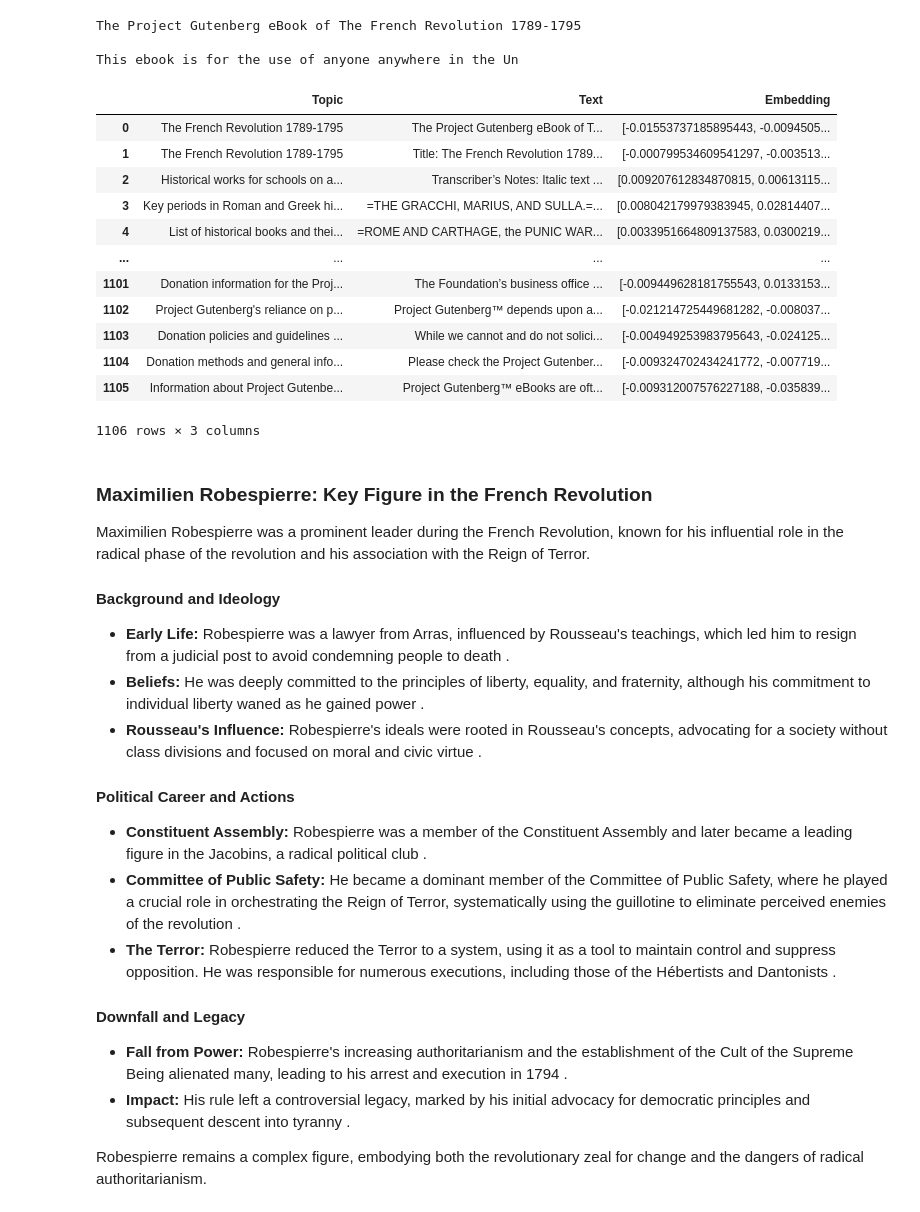
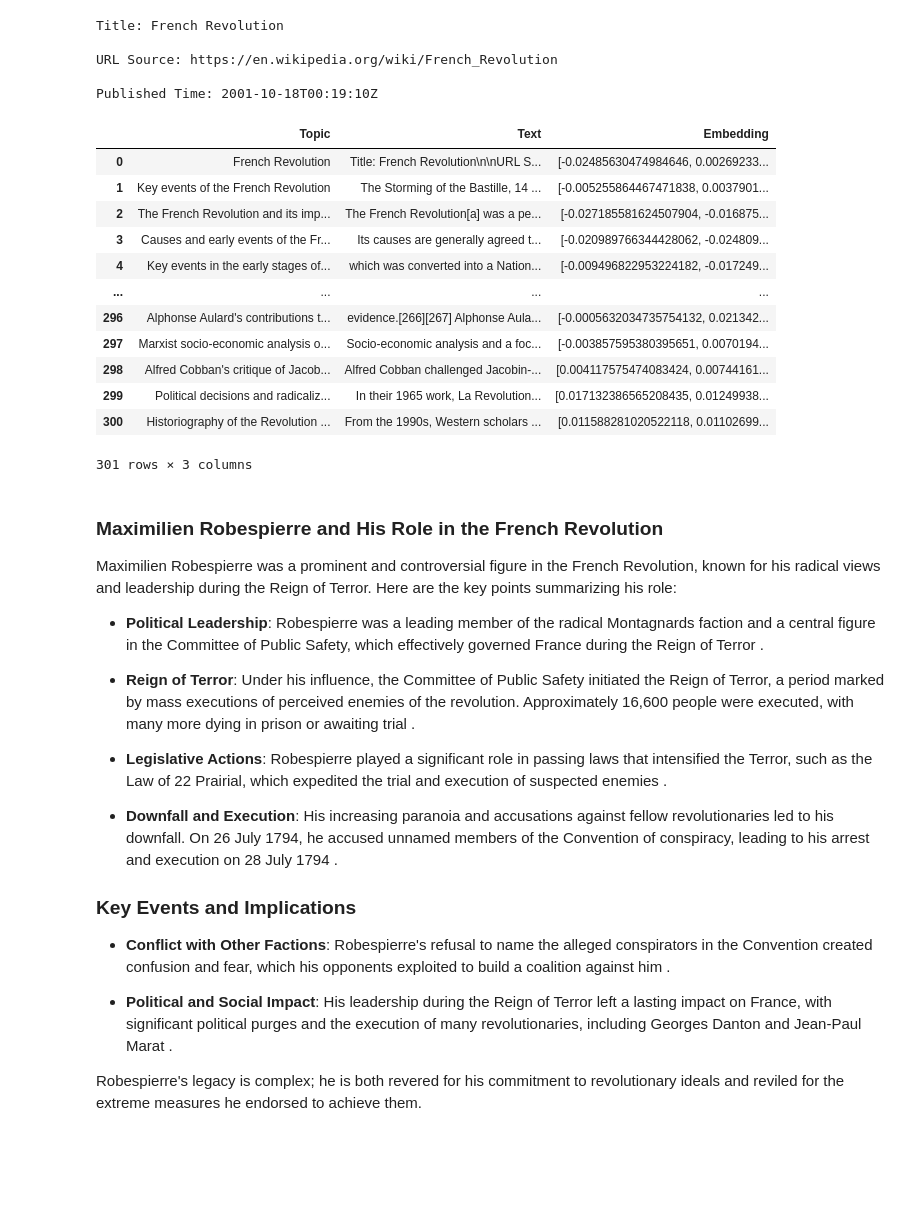
Before and after one commit to intellectronica/battle-of-the-semantics, a Jupyter notebook: battle-of-the-semantics.ipynb, the cells around one changed output. Saved outputs shown, nothing was run; the diff lists cells and outputs as text; code cells hidden in the pictures; blank space fills up the shorter version.

Commit message:
Revert "book instead of wikipedia"
This reverts commit 2401c2471ad655da39e358be63eef98ff4a619ea.

```diff
--- a/battle-of-the-semantics.ipynb
+++ b/battle-of-the-semantics.ipynb
@@ -30,70 +30,72 @@ import os
 
 if not os.path.exists('data'): os.makedirs('data')
 
-if not os.path.exists('data/french_revolution.txt'):
-  french_revolution = requests.get("https://www.gutenberg.org/cache/epub/71688/pg71688.txt").text
-  with open('data/french_revolution.txt', 'w') as f:
+if not os.path.exists('data/french_revolution.md'):
+  french_revolution = requests.get("https://r.jina.ai/https://en.wikipedia.org/wiki/French_Revolution").text.split('\nSee also')[0]
+  with open('data/french_revolution.md', 'w') as f:
     f.write(french_revolution)
 else:
-  with open('data/french_revolution.txt', 'r') as f:
+  with open('data/french_revolution.md', 'r') as f:
     french_revolution = f.read()
 
 print(french_revolution[:123])
 # %% [output]
-The Project Gutenberg eBook of The French Revolution 1789-1795
+Title: French Revolution
 
-This ebook is for the use of anyone anywhere in the Un
+URL Source: https://en.wikipedia.org/wiki/French_Revolution
+
+Published Time: 2001-10-18T00:19:10Z
 # %%
-from langchain.text_splitter import RecursiveCharacterTextSplitter
+from langchain.text_splitter import MarkdownTextSplitter
 import pandas as pd
 
 if not os.path.exists('data/embeddings.parquet'):
   embeddings = pd.DataFrame(columns=['Topic', 'Text', 'Embedding'])
 
-  splitter = RecursiveCharacterTextSplitter(chunk_size=1000, chunk_overlap=500)
+  splitter = MarkdownTextSplitter(chunk_size=500, chunk_overlap=250)
 
   chunks = splitter.split_text(french_revolution)
   chunk_embeddings = oai.embeddings.create(
     input=chunks,
     model=TEXT_EMBEDDING_3_LARGE_MODEL_NAME
   )
   for i, chunk in enumerate(chunks):
     try:
       topic = oai.chat.completions.create(
         model=GPT_4_O_MODEL_NAME,
         messages=[
           {
             "role": "system",
             "content": ("Read the user-provided text carefully and output its topic as a short sentence. "
                         "For example: 'Key events in the life of George Washington', 'Inflation in the Weimar republic'. "
                         "Do not add any additional text such as punctuation, markup, or quoting. Only output the topic.")},
           {"role": "user", "content": chunk}
         ],
         max_tokens=23,
         temperature=0.5,
       ).choices[0].message.content
     except Exception:
       pass
     embeddings.loc[len(embeddings)] = [topic or chunk[:23], chunk, chunk_embeddings.data[i].embedding]
   embeddings.to_parquet('data/embeddings.parquet')
 else:
   embeddings = pd.read_parquet('data/embeddings.parquet')
 
 embeddings
 # %% [output]
 |  | Topic | Text | Embedding |
-| 0 | The French Revolution 1789-1795 | ﻿The Project Gutenberg eBook of T... | [-0.01553737185895443, -0.0094505... |
-| 1 | The French Revolution 1789-1795 | Title: The French Revolution 1789... | [-0.000799534609541297, -0.003513... |
-| 2 | Historical works for schools on a... | Transcriber’s Notes: Italic text ... | [0.009207612834870815, 0.00613115... |
-| 3 | Key periods in Roman and Greek hi... | =THE GRACCHI, MARIUS, AND SULLA.=... | [0.008042179979383945, 0.02814407... |
-| 4 | List of historical books and thei... | =ROME AND CARTHAGE, the PUNIC WAR... | [0.0033951664809137583, 0.0300219... |
+| 0 | French Revolution | Title: French Revolution\n\nURL S... | [-0.02485630474984646, 0.00269233... |
+| 1 | Key events of the French Revolution | The Storming of the Bastille, 14 ... | [-0.005255864467471838, 0.0037901... |
+| 2 | The French Revolution and its imp... | The French Revolution[a] was a pe... | [-0.027185581624507904, -0.016875... |
+| 3 | Causes and early events of the Fr... | Its causes are generally agreed t... | [-0.020989766344428062, -0.024809... |
+| 4 | Key events in the early stages of... | which was converted into a Nation... | [-0.009496822953224182, -0.017249... |
 | ... | ... | ... | ... |
-| 1101 | Donation information for the Proj... | The Foundation’s business office ... | [-0.009449628181755543, 0.0133153... |
-| 1102 | Project Gutenberg's reliance on p... | Project Gutenberg™ depends upon a... | [-0.021214725449681282, -0.008037... |
-| 1103 | Donation policies and guidelines ... | While we cannot and do not solici... | [-0.004949253983795643, -0.024125... |
-| 1104 | Donation methods and general info... | Please check the Project Gutenber... | [-0.009324702434241772, -0.007719... |
-| 1105 | Information about Project Gutenbe... | Project Gutenberg™ eBooks are oft... | [-0.009312007576227188, -0.035839... |
+| 296 | Alphonse Aulard's contributions t... | evidence.[266][267] Alphonse Aula... | [-0.0005632034735754132, 0.021342... |
+| 297 | Marxist socio-economic analysis o... | Socio-economic analysis and a foc... | [-0.003857595380395651, 0.0070194... |
+| 298 | Alfred Cobban's critique of Jacob... | Alfred Cobban challenged Jacobin-... | [0.004117575474083424, 0.00744161... |
+| 299 | Political decisions and radicaliz... | In their 1965 work, La Revolution... | [0.017132386565208435, 0.01249938... |
+| 300 | Historiography of the Revolution ... | From the 1990s, Western scholars ... | [0.011588281020522118, 0.01102699... |
-1106 rows × 3 columns
+301 rows × 3 columns
 # %%
 import numpy as np
 import tiktoken
@@ -155,25 +157,25 @@ result = ask_embeddings('Who was Robespierre and what was his role in the French
 
 Markdown(result)
 # %% [output]
-### Maximilien Robespierre: Key Figure in the French Revolution
+### Maximilien Robespierre and His Role in the French Revolution
 
-Maximilien Robespierre was a prominent leader during the French Revolution, known for his influential role in the radical phase of the revolution and his association with the Reign of Terror.
+Maximilien Robespierre was a prominent and controversial figure in the French Revolution, known for his radical views and leadership during the Reign of Terror. Here are the key points summarizing his role:
 
-#### Background and Ideology
-- **Early Life:** Robespierre was a lawyer from Arras, influenced by Rousseau's teachings, which led him to resign from a judicial post to avoid condemning people to death .
-- **Beliefs:** He was deeply committed to the principles of liberty, equality, and fraternity, although his commitment to individual liberty waned as he gained power .
-- **Rousseau's Influence:** Robespierre's ideals were rooted in Rousseau's concepts, advocating for a society without class divisions and focused on moral and civic virtue .
+- **Political Leadership**: Robespierre was a leading member of the radical Montagnards faction and a central figure in the Committee of Public Safety, which effectively governed France during the Reign of Terror .
 
-#### Political Career and Actions
-- **Constituent Assembly:** Robespierre was a member of the Constituent Assembly and later became a leading figure in the Jacobins, a radical political club .
-- **Committee of Public Safety:** He became a dominant member of the Committee of Public Safety, where he played a crucial role in orchestrating the Reign of Terror, systematically using the guillotine to eliminate perceived enemies of the revolution .
-- **The Terror:** Robespierre reduced the Terror to a system, using it as a tool to maintain control and suppress opposition. He was responsible for numerous executions, including those of the Hébertists and Dantonists .
+- **Reign of Terror**: Under his influence, the Committee of Public Safety initiated the Reign of Terror, a period marked by mass executions of perceived enemies of the revolution. Approximately 16,600 people were executed, with many more dying in prison or awaiting trial .
 
-#### Downfall and Legacy
-- **Fall from Power:** Robespierre's increasing authoritarianism and the establishment of the Cult of the Supreme Being alienated many, leading to his arrest and execution in 1794 .
-- **Impact:** His rule left a controversial legacy, marked by his initial advocacy for democratic principles and subsequent descent into tyranny .
+- **Legislative Actions**: Robespierre played a significant role in passing laws that intensified the Terror, such as the Law of 22 Prairial, which expedited the trial and execution of suspected enemies .
 
-Robespierre remains a complex figure, embodying both the revolutionary zeal for change and the dangers of radical authoritarianism.
+- **Downfall and Execution**: His increasing paranoia and accusations against fellow revolutionaries led to his downfall. On 26 July 1794, he accused unnamed members of the Convention of conspiracy, leading to his arrest and execution on 28 July 1794 .
+
+### Key Events and Implications
+
+- **Conflict with Other Factions**: Robespierre's refusal to name the alleged conspirators in the Convention created confusion and fear, which his opponents exploited to build a coalition against him .
+
+- **Political and Social Impact**: His leadership during the Reign of Terror left a lasting impact on France, with significant political purges and the execution of many revolutionaries, including Georges Danton and Jean-Paul Marat .
+
+Robespierre's legacy is complex; he is both revered for his commitment to revolutionary ideals and reviled for the extreme measures he endorsed to achieve them.
 # %%
 result = ask_embeddings('Timeline of the French revolution')
 
```
Also changed, not shown: parts of 6 cells of this notebook.
